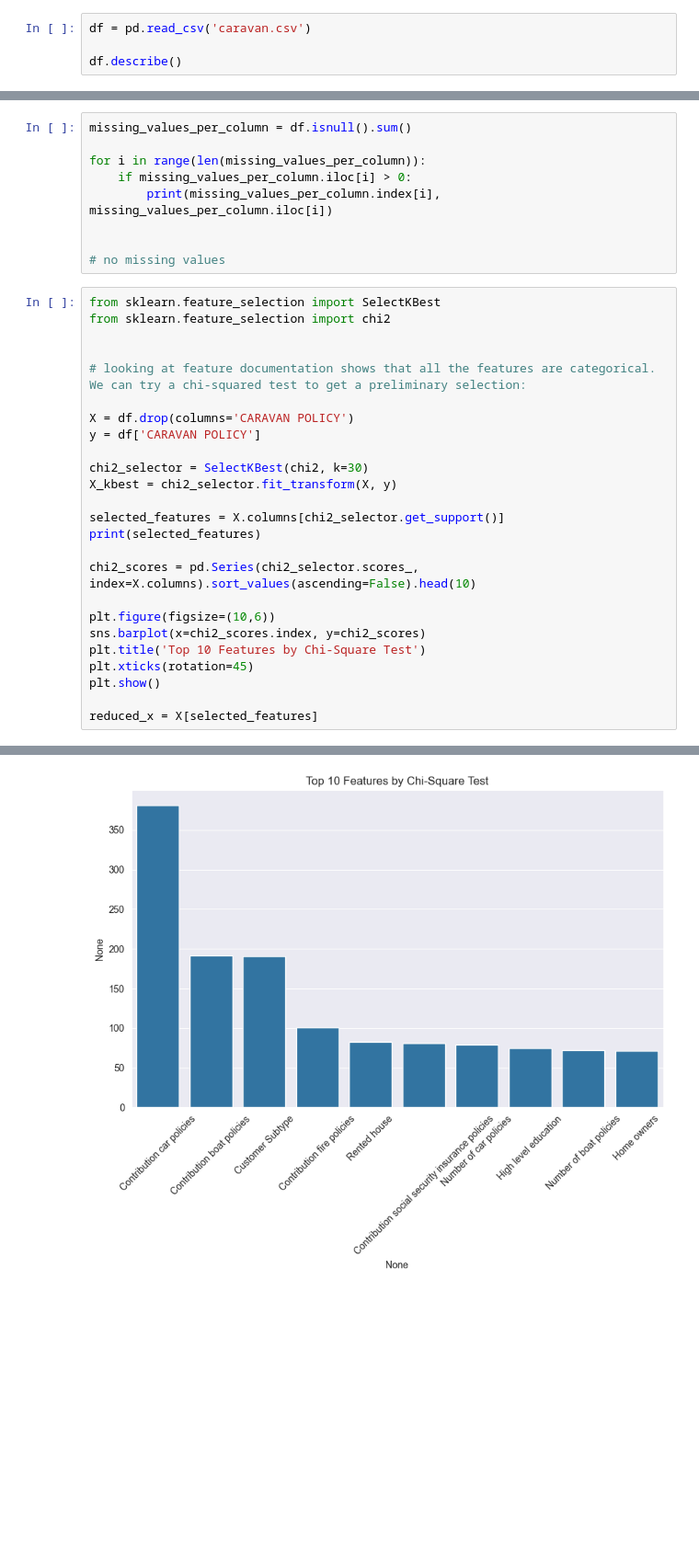
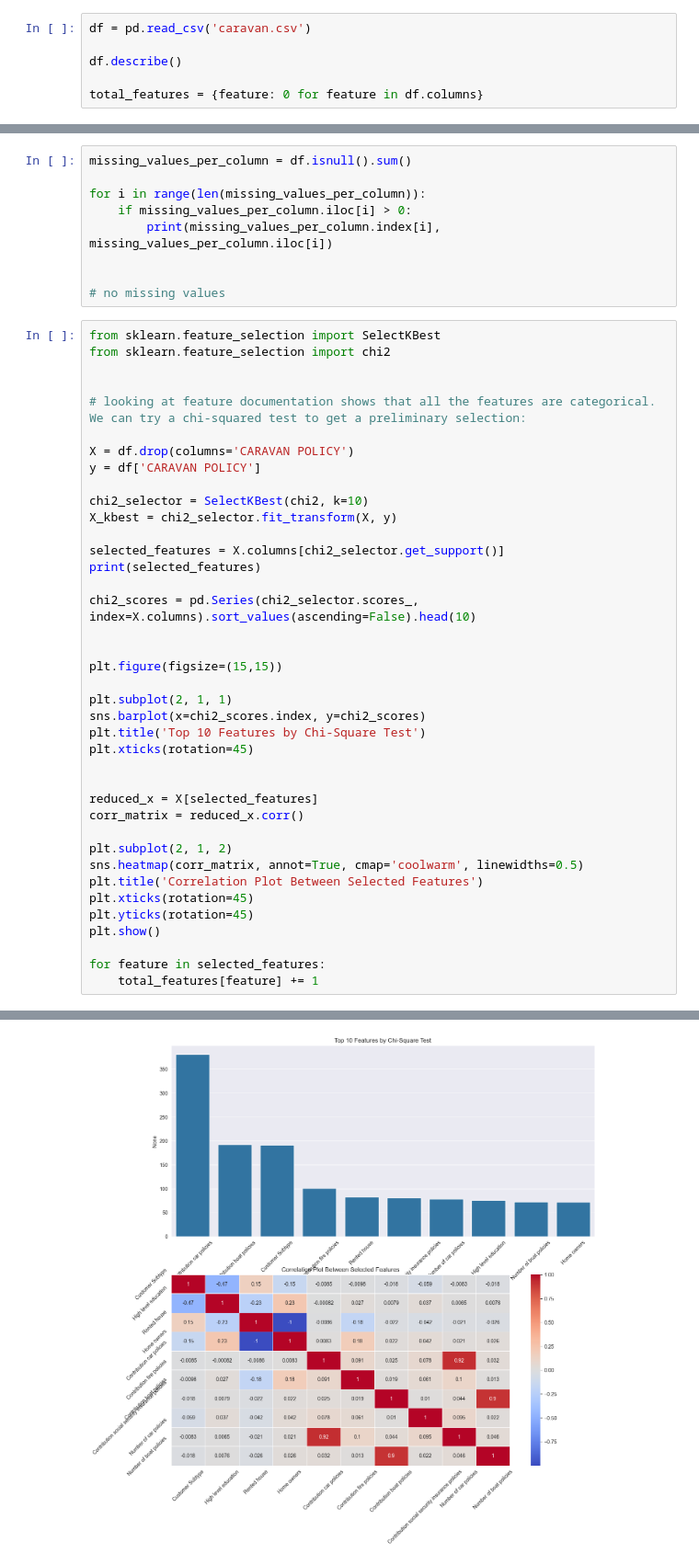
Before and after one commit to lschulte09/DataMiningCourse, a Jupyter notebook: Lab3.ipynb, the cells around one changed output, grey strips where cells are left out. Shown: that part at 92% size. Saved outputs shown, nothing was run; the diff lists cells and outputs as text; blank space fills up the shorter version.

```diff
--- a/Lab3.ipynb
+++ b/Lab3.ipynb
@@ -7,3 +10,5 @@ import seaborn as sns
 df = pd.read_csv('caravan.csv')
 
 df.describe()
+
+total_features = {feature: 0 for feature in df.columns}
@@ -37,7 +31,7 @@ from sklearn.feature_selection import chi2
 X = df.drop(columns='CARAVAN POLICY')
 y = df['CARAVAN POLICY']
 
-chi2_selector = SelectKBest(chi2, k=30)
+chi2_selector = SelectKBest(chi2, k=10)
 X_kbest = chi2_selector.fit_transform(X, y)
 
 selected_features = X.columns[chi2_selector.get_support()]
@@ -45,11 +39,25 @@ print(selected_features)
 
 chi2_scores = pd.Series(chi2_selector.scores_, index=X.columns).sort_values(ascending=False).head(10)
 
-plt.figure(figsize=(10,6))
+
+plt.figure(figsize=(15,15))
+
+plt.subplot(2, 1, 1)
 sns.barplot(x=chi2_scores.index, y=chi2_scores)
 plt.title('Top 10 Features by Chi-Square Test')
 plt.xticks(rotation=45)
+
+
+reduced_x = X[selected_features]
+corr_matrix = reduced_x.corr()
+
+plt.subplot(2, 1, 2)
+sns.heatmap(corr_matrix, annot=True, cmap='coolwarm', linewidths=0.5)
+plt.title('Correlation Plot Between Selected Features')
+plt.xticks(rotation=45)
+plt.yticks(rotation=45)
 plt.show()
 
-reduced_x = X[selected_features]
+for feature in selected_features:
+    total_features[feature] += 1
 # %% [output]
@@ -70,5 +69,5 @@ Index(['Customer Subtype', 'Customer main type', 'Other relation', 'Singles',
       dtype='object')
-[figure, old version]
+[figure, new version]
 # %%
 # more generally, we can also try recursive feature elimination on the preliminary selection:
 
```
Also changed, not shown: parts of 9 cells of this notebook, 4 other files.
